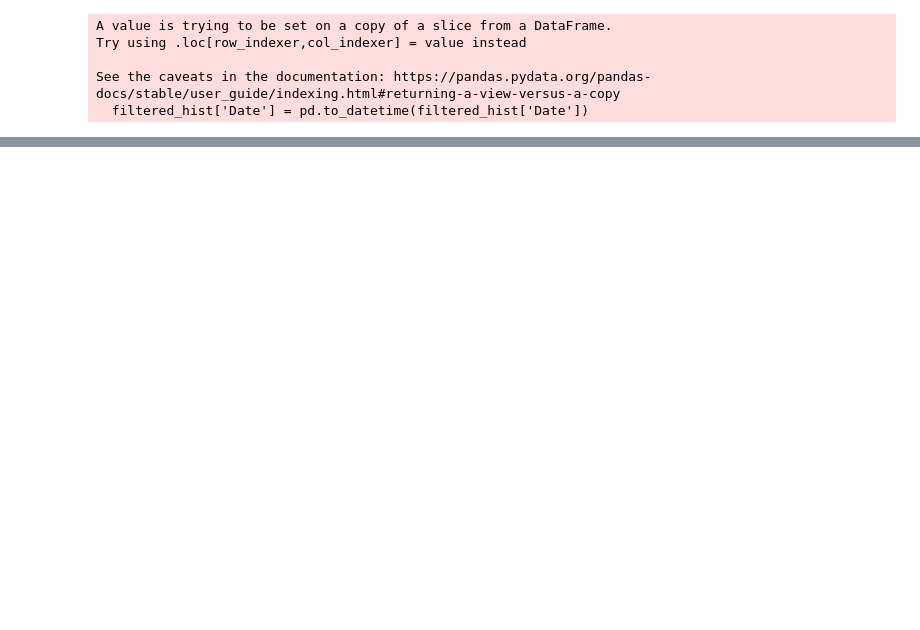
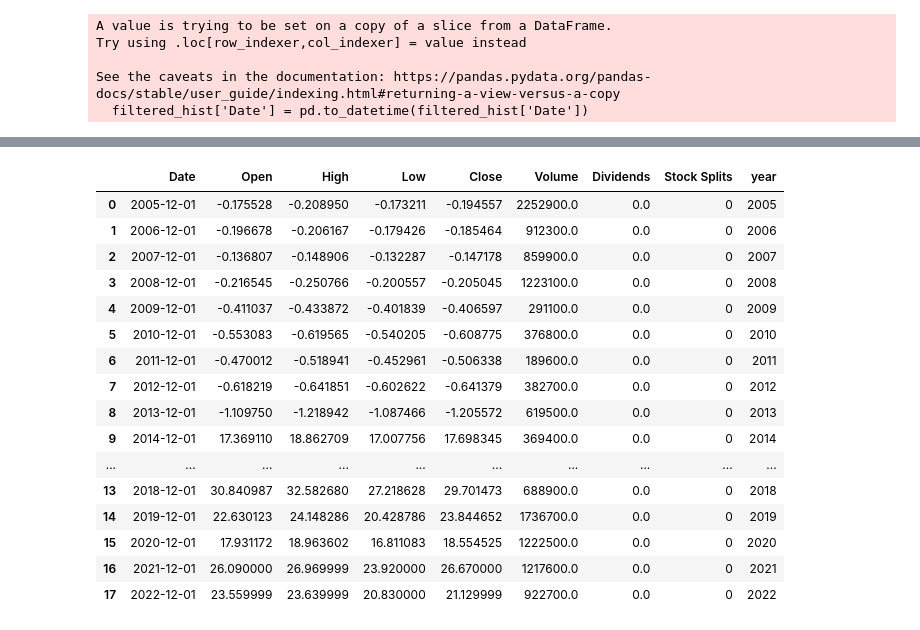
Before and after one commit to MAGRAP/marketsharegrowth, a Jupyter notebook: nb/etl_analysis/price_analysis.ipynb, the cells around one changed output, grey strips where cells are left out. Drawn from its saved outputs; the diff is of its cells as text; code cells hidden in the pictures; blank space fills up the shorter version.

Commit message:
fixed prices bug

```diff
--- a/nb/etl_analysis/price_analysis.ipynb
+++ b/nb/etl_analysis/price_analysis.ipynb
@@ -105,6 +149,26 @@ appended_hist = filtered_hist_after_earliest[filtered_hist_after_earliest['Date'
 # %%
 # Concatenate the filtered_hist dataframe with the appended_hist dataframe
 prices_filtered = pd.concat([filtered_hist, appended_hist]).sort_values(by='year').reset_index(drop=True)
+# %%
+prices_filtered
+# %% [output]
+|  | Date | Open | High | Low | Close | Volume | Dividends | Stock Splits | year |
+| 0 | 2005-12-01 | -0.175528 | -0.208950 | -0.173211 | -0.194557 | 2252900.0 | 0.0 | 0 | 2005 |
+| 1 | 2006-12-01 | -0.196678 | -0.206167 | -0.179426 | -0.185464 | 912300.0 | 0.0 | 0 | 2006 |
+| 2 | 2007-12-01 | -0.136807 | -0.148906 | -0.132287 | -0.147178 | 859900.0 | 0.0 | 0 | 2007 |
+| 3 | 2008-12-01 | -0.216545 | -0.250766 | -0.200557 | -0.205045 | 1223100.0 | 0.0 | 0 | 2008 |
+| 4 | 2009-12-01 | -0.411037 | -0.433872 | -0.401839 | -0.406597 | 291100.0 | 0.0 | 0 | 2009 |
+| 5 | 2010-12-01 | -0.553083 | -0.619565 | -0.540205 | -0.608775 | 376800.0 | 0.0 | 0 | 2010 |
+| 6 | 2011-12-01 | -0.470012 | -0.518941 | -0.452961 | -0.506338 | 189600.0 | 0.0 | 0 | 2011 |
+| 7 | 2012-12-01 | -0.618219 | -0.641851 | -0.602622 | -0.641379 | 382700.0 | 0.0 | 0 | 2012 |
+| 8 | 2013-12-01 | -1.109750 | -1.218942 | -1.087466 | -1.205572 | 619500.0 | 0.0 | 0 | 2013 |
+| 9 | 2014-12-01 | 17.369110 | 18.862709 | 17.007756 | 17.698345 | 369400.0 | 0.0 | 0 | 2014 |
+| ... | ... | ... | ... | ... | ... | ... | ... | ... | ... |
+| 13 | 2018-12-01 | 30.840987 | 32.582680 | 27.218628 | 29.701473 | 688900.0 | 0.0 | 0 | 2018 |
+| 14 | 2019-12-01 | 22.630123 | 24.148286 | 20.428786 | 23.844652 | 1736700.0 | 0.0 | 0 | 2019 |
+| 15 | 2020-12-01 | 17.931172 | 18.963602 | 16.811083 | 18.554525 | 1222500.0 | 0.0 | 0 | 2020 |
+| 16 | 2021-12-01 | 26.090000 | 26.969999 | 23.920000 | 26.670000 | 1217600.0 | 0.0 | 0 | 2021 |
+| 17 | 2022-12-01 | 23.559999 | 23.639999 | 20.830000 | 21.129999 | 922700.0 | 0.0 | 0 | 2022 |
 # %%
 prices_filtered['ticker'] = ticker
 prices_filtered['Growth -1'] = (prices_filtered['Close'] - prices_filtered['Close'].shift(periods=1)) /  prices_filtered['Close'].shift(periods=1)
```
Also changed, not shown: parts of 11 cells of this notebook, 6 other files.
